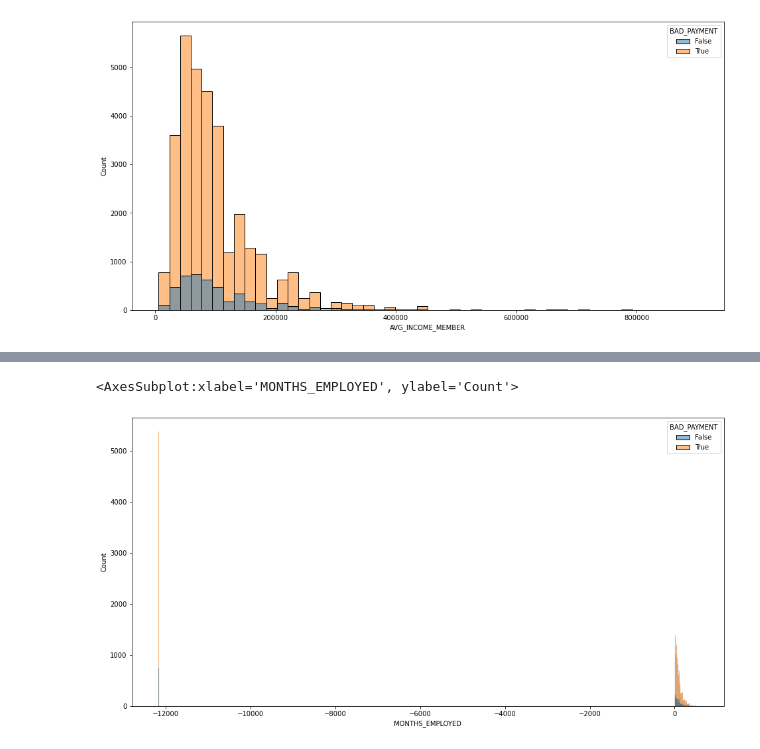
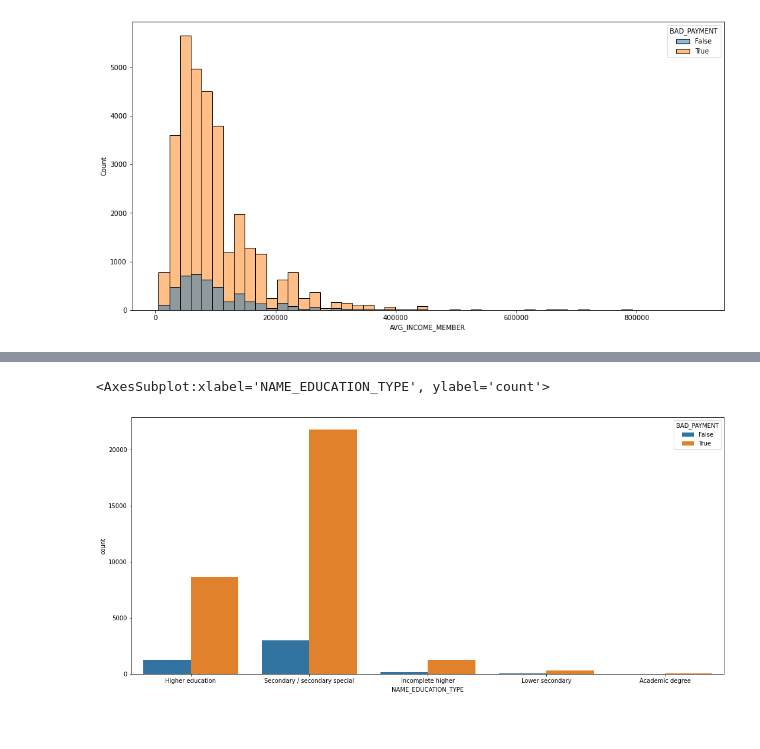
Before and after one commit to sarafribeiro/credit-card-fraud-perdiction, a Jupyter notebook: creadit_card_fraud_detection.ipynb, the cells around one changed output, grey strips where cells are left out. Drawn from its saved outputs; the diff is of its cells as text; code cells hidden in the pictures.

```diff
--- a/creadit_card_fraud_detection.ipynb
+++ b/creadit_card_fraud_detection.ipynb
@@ -187,10 +203,9 @@ sns.histplot(data=df_application_payment_label , x='AVG_INCOME_MEMBER', hue='BAD
 # %%
-plt.figure(figsize=(16,8))
-sns.histplot(data=df_application_payment_label , x='MONTHS_EMPLOYED', hue='BAD_PAYMENT')
-# plot the positive and negative seperatly
+plt.figure(figsize=(18,8))
+sns.countplot(data=df_application_payment_label,x='NAME_EDUCATION_TYPE',hue='BAD_PAYMENT')
 # %% [output]
-<AxesSubplot:xlabel='MONTHS_EMPLOYED', ylabel='Count'>
+<AxesSubplot:xlabel='NAME_EDUCATION_TYPE', ylabel='count'>
-[figure, old version]
+[figure, new version]
 # %%
 # pandas-profiling
 # univariaret
```
Also changed, not shown: parts of 4 cells of this notebook.
